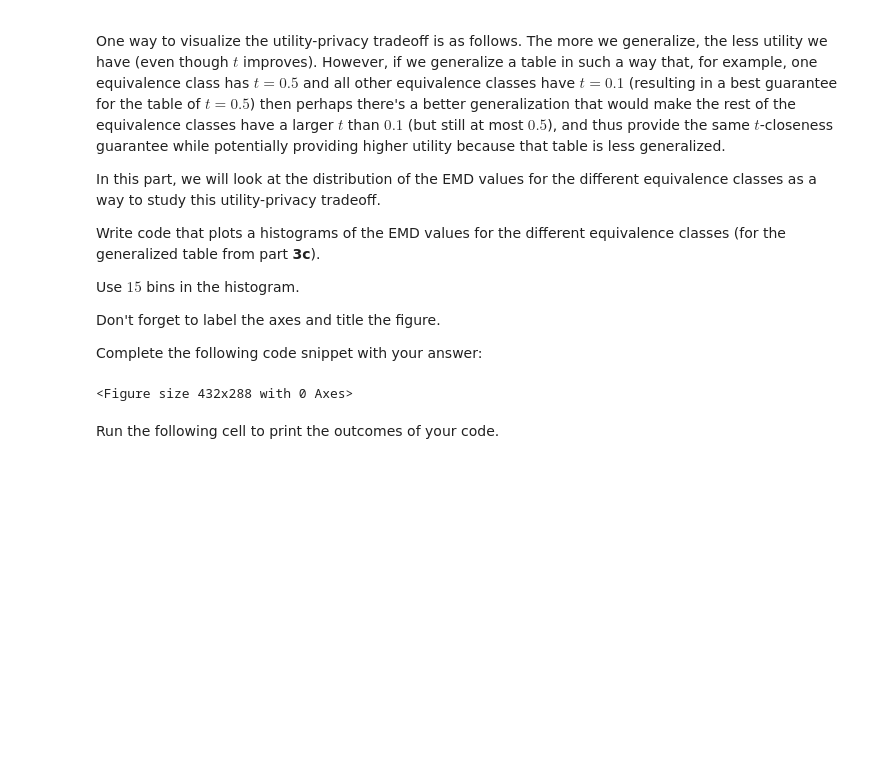
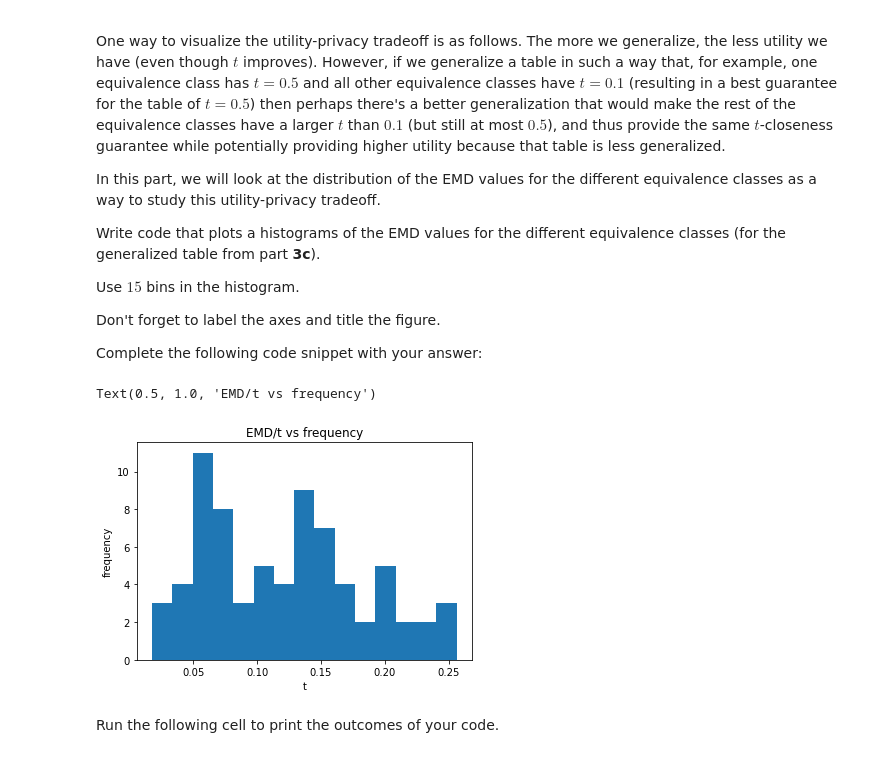
Before and after one commit to KJWesthoff/233LabTaskForce, a Jupyter notebook: lab2/Lab2.ipynb, the cells around one changed output. Drawn from its saved outputs; the diff is of its cells as text; code cells hidden in the pictures; blank space fills up the shorter version.

```diff
--- a/lab2/Lab2.ipynb
+++ b/lab2/Lab2.ipynb
@@ -1668,11 +1673,23 @@ Complete the following code snippet with your answer:
 # %%
 # Number of bins:
 bins=15
 
 p3d_figure = pyplot.figure()
+
+## Data
+
+ax = p3d_figure.add_subplot(111)
+
+ax.hist(p3c_eqv_classes_post['EMD'], bins=bins)
+ax.set_ylabel('frequency')
+ax.set_xlabel('t')
+ax.set_title('EMD/t vs frequency')
+
+
 # Your solution goes here
 # %% [output]
-<Figure size 432x288 with 0 Axes>
+Text(0.5, 1.0, 'EMD/t vs frequency')
+[figure, added]
 # %% [markdown]
 Run the following cell to print the outcomes of your code.
 # %%
```
Also changed, not shown: parts of 6 cells of this notebook.
